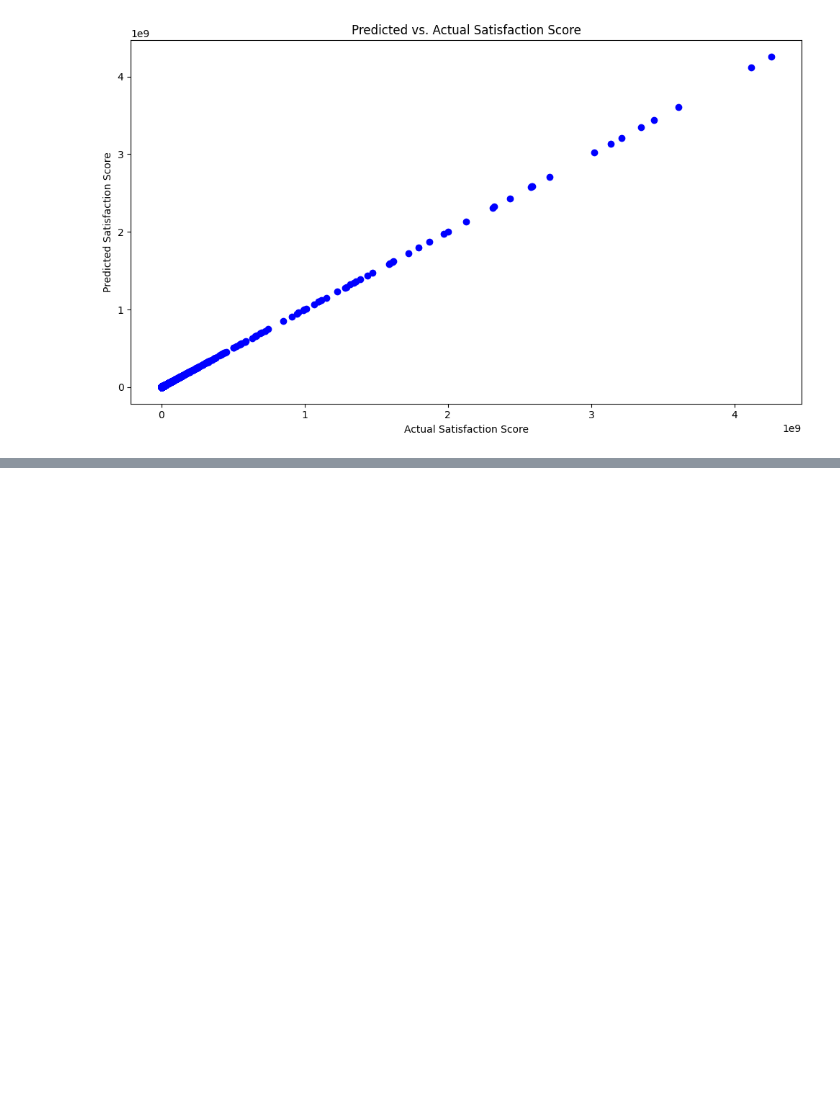
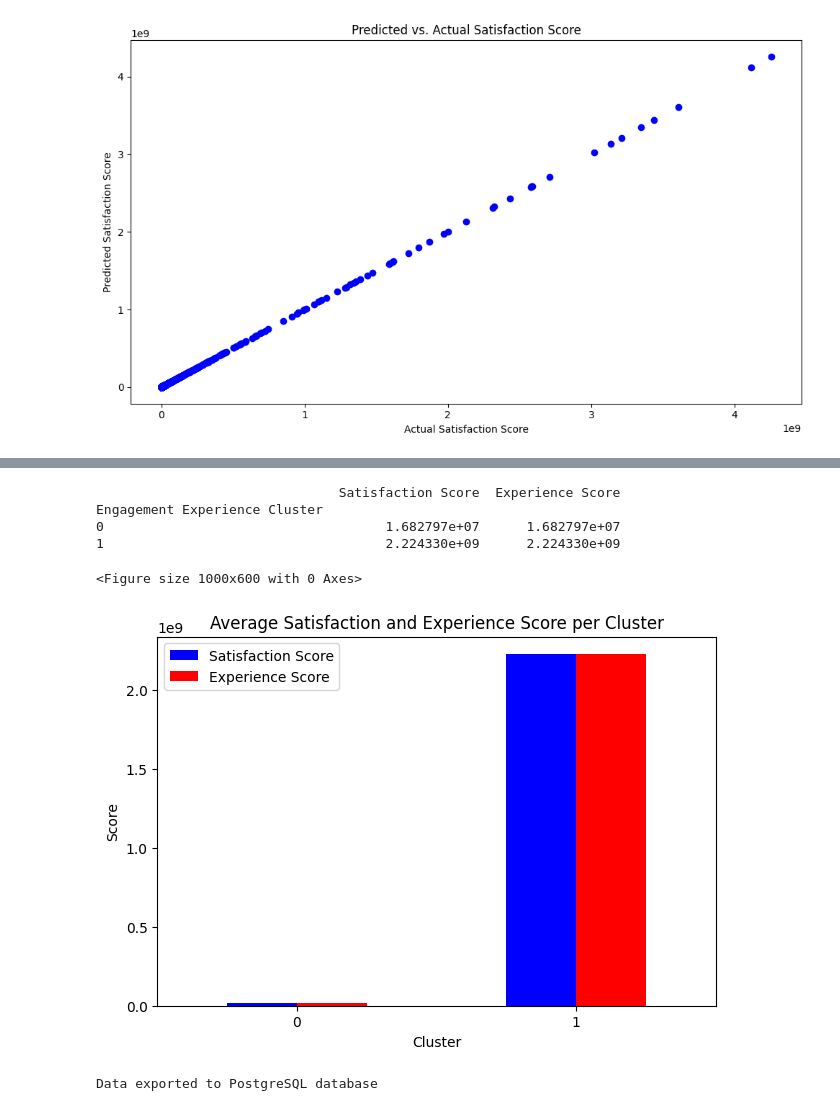
Before and after one commit to IamYunusAli/Acquired, a Jupyter notebook: notebooks/Company_analysis.ipynb, the cells around one changed output, grey strips where cells are left out. Drawn from its saved outputs; the diff is of its cells as text; code cells hidden in the pictures; blank space fills up the shorter version.

Commit message:
aggregate average satifaction & experience score

```diff
--- a/notebooks/Company_analysis.ipynb
+++ b/notebooks/Company_analysis.ipynb
@@ -967,3 +967,12 @@ plt.show()
 Mean Squared Error: 18721966.181465007
 R^2 Score: 0.9999999981590185
 [figure]
+# %%
+# Run a k-means (k=2)
+engagement_experience_scores = customer_info[['Engagement Score', 'Experience Score']]
+scaler = StandardScaler()
+engagement_experience_scores_scaled = scaler.fit_transform(engagement_experience_scores)
+kmeans = KMeans(n_clusters=2, random_state=0)
+kmeans.fit(engagement_experience_scores_scaled)
+customer_info['Engagement Experience Cluster'] = kmeans.labels_
+print(customer_info)
@@ -969,0 +997,30 @@ R^2 Score: 0.9999999981590185
+# %%
+# aggregate average satisfaction and experience score
+cluster_scores = customer_info.groupby('Engagement Experience Cluster').agg({'Satisfaction Score': 'mean', 'Experience Score': 'mean'})
+print(cluster_scores)
+
+# visual represntaion
+plt.figure(figsize=(10, 6))
+cluster_scores.plot(kind='bar', color=['blue', 'red'])
+plt.title('Average Satisfaction and Experience Score per Cluster')
+plt.xlabel('Cluster')
+plt.ylabel('Score')
+plt.xticks(rotation=0)
+plt.tight_layout()
+plt.show()
+# %% [output]
+                               Satisfaction Score  Experience Score
+Engagement Experience Cluster
+0                                    1.682797e+07      1.682797e+07
+1                                    2.224330e+09      2.224330e+09
+<Figure size 1000x600 with 0 Axes>
+[figure, added]
+# %%
+#export to local sql
+customer_info = customer_info.loc[:, ~customer_info.columns.duplicated()]
+uri = f"postgresql+psycopg2://{user}:{password}@{host}:{port}/{database}"
+engine = create_engine(uri)
+customer_info.to_sql('customer_scores', engine, if_exists='replace', index=True)
+print("Data exported to PostgreSQL database")
+# %% [output]
+Data exported to PostgreSQL database
```
Also changed, not shown: parts of 1 cell of this notebook.
